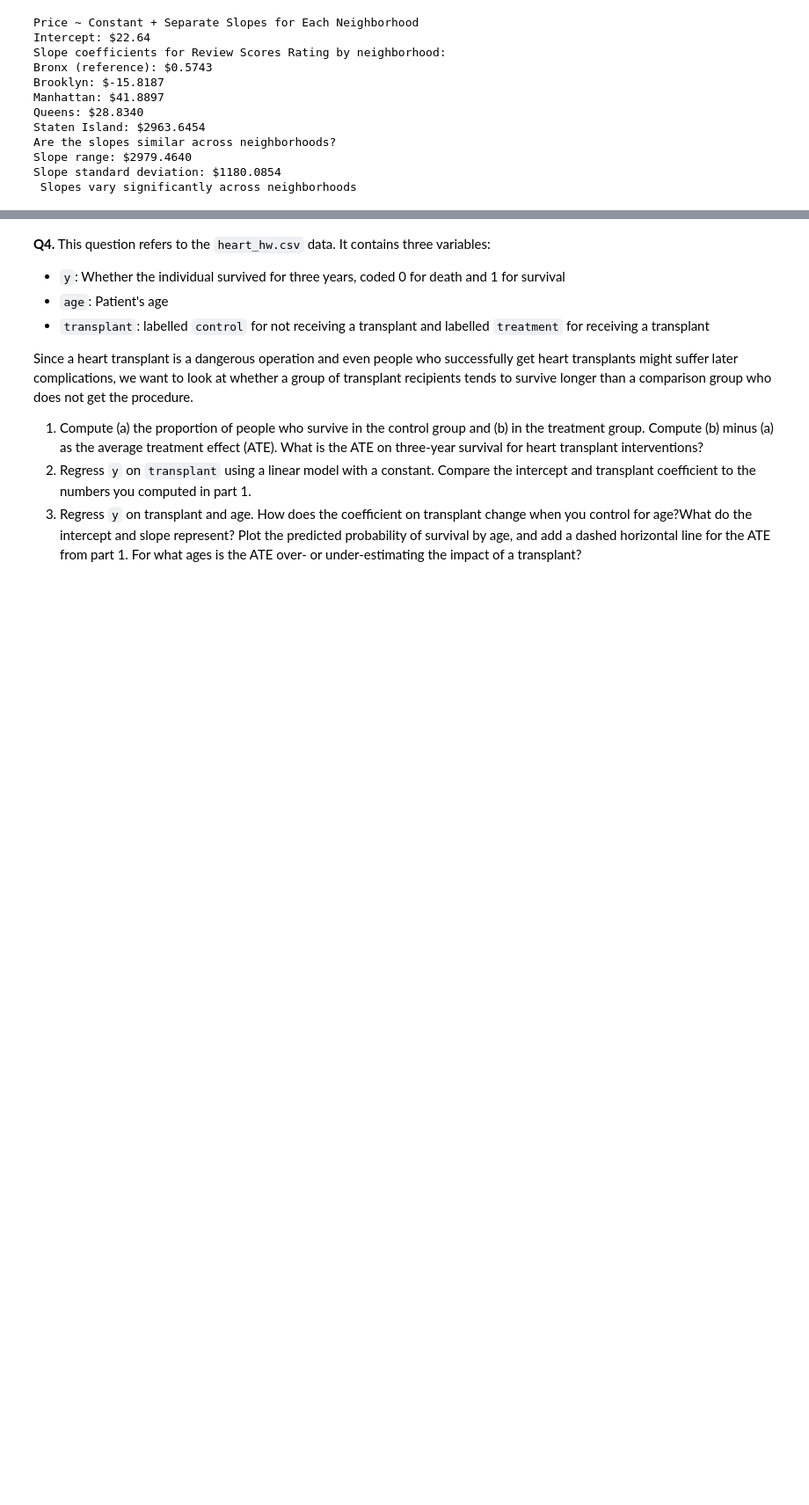
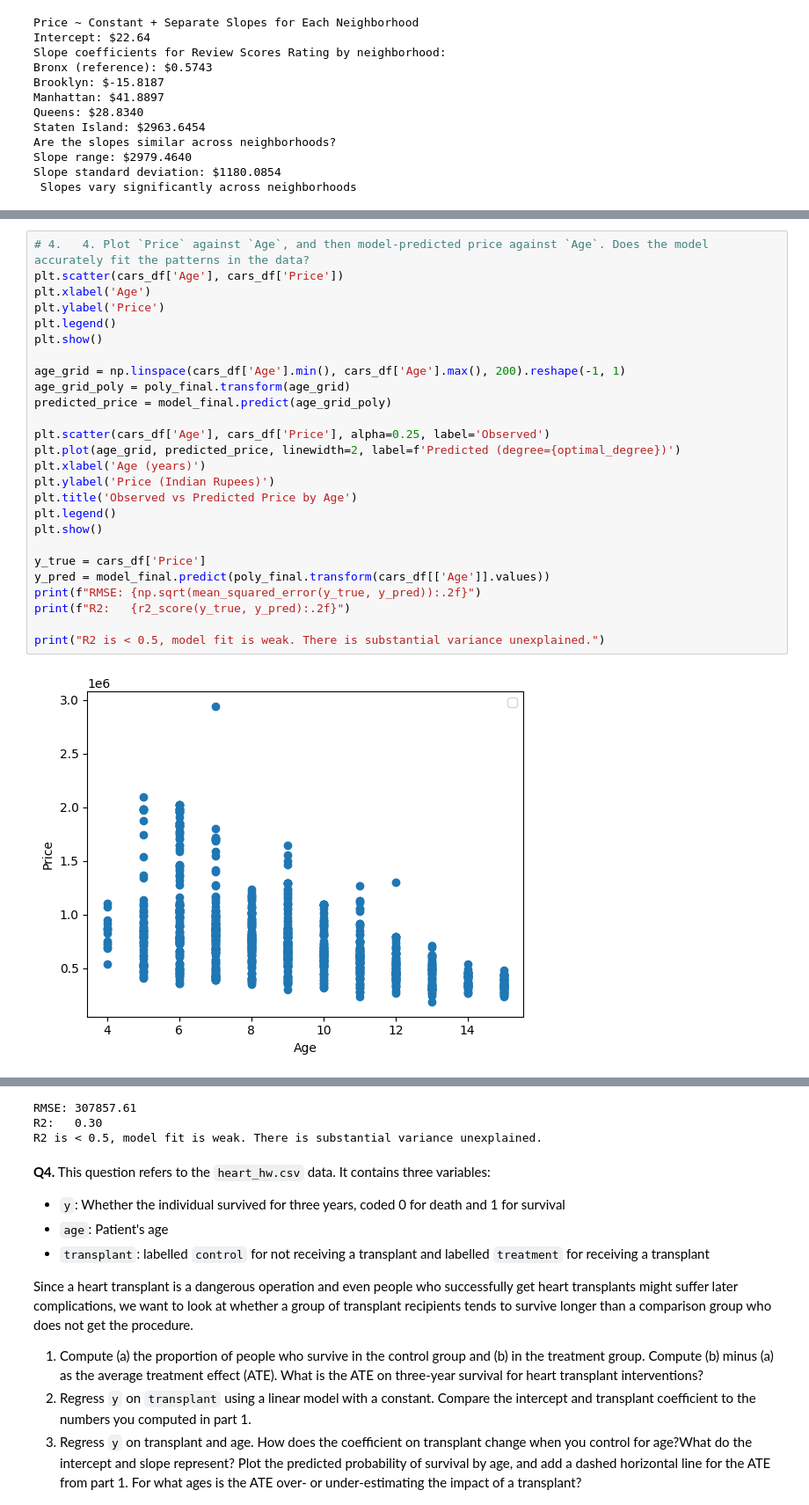
Before and after one commit to yxqin06/undergrad_ml_assignments, a Jupyter notebook: 03_assignment_linear_models.ipynb, the cells around one changed output, grey strips where cells are left out. Shown at 88% size. Saved outputs shown, nothing was run; the diff lists cells and outputs as text; blank space fills up the shorter version.

```diff
--- a/03_assignment_linear_models.ipynb
+++ b/03_assignment_linear_models.ipynb
@@ -324,0 +495,28 @@ Based on cross-validated RMSE (lower is better):
+# %%
+# 4.   4. Plot `Price` against `Age`, and then model-predicted price against `Age`. Does the model accurately fit the patterns in the data?
+plt.scatter(cars_df['Age'], cars_df['Price'])
+plt.xlabel('Age')
+plt.ylabel('Price')
+plt.legend()
+plt.show()
+
+age_grid = np.linspace(cars_df['Age'].min(), cars_df['Age'].max(), 200).reshape(-1, 1)
+age_grid_poly = poly_final.transform(age_grid)
+predicted_price = model_final.predict(age_grid_poly)
+
+plt.scatter(cars_df['Age'], cars_df['Price'], alpha=0.25, label='Observed')
+plt.plot(age_grid, predicted_price, linewidth=2, label=f'Predicted (degree={optimal_degree})')
+plt.xlabel('Age (years)')
+plt.ylabel('Price (Indian Rupees)')
+plt.title('Observed vs Predicted Price by Age')
+plt.legend()
+plt.show()
+
+y_true = cars_df['Price']
+y_pred = model_final.predict(poly_final.transform(cars_df[['Age']].values))
+print(f"RMSE: {np.sqrt(mean_squared_error(y_true, y_pred)):.2f}")
+print(f"R2:   {r2_score(y_true, y_pred):.2f}")
+
+print("R2 is < 0.5, model fit is weak. There is substantial variance unexplained.")
+# %% [output]
+[figure, added]
@@ -325,3 +524,6 @@ Based on cross-validated RMSE (lower is better):
+RMSE: 307857.61
+R2:   0.30
+R2 is < 0.5, model fit is weak. There is substantial variance unexplained.
 # %% [markdown]
 **Q4.** This question refers to the `heart_hw.csv` data. It contains three variables:
 
```
Also changed, not shown: parts of 7 cells of this notebook.
